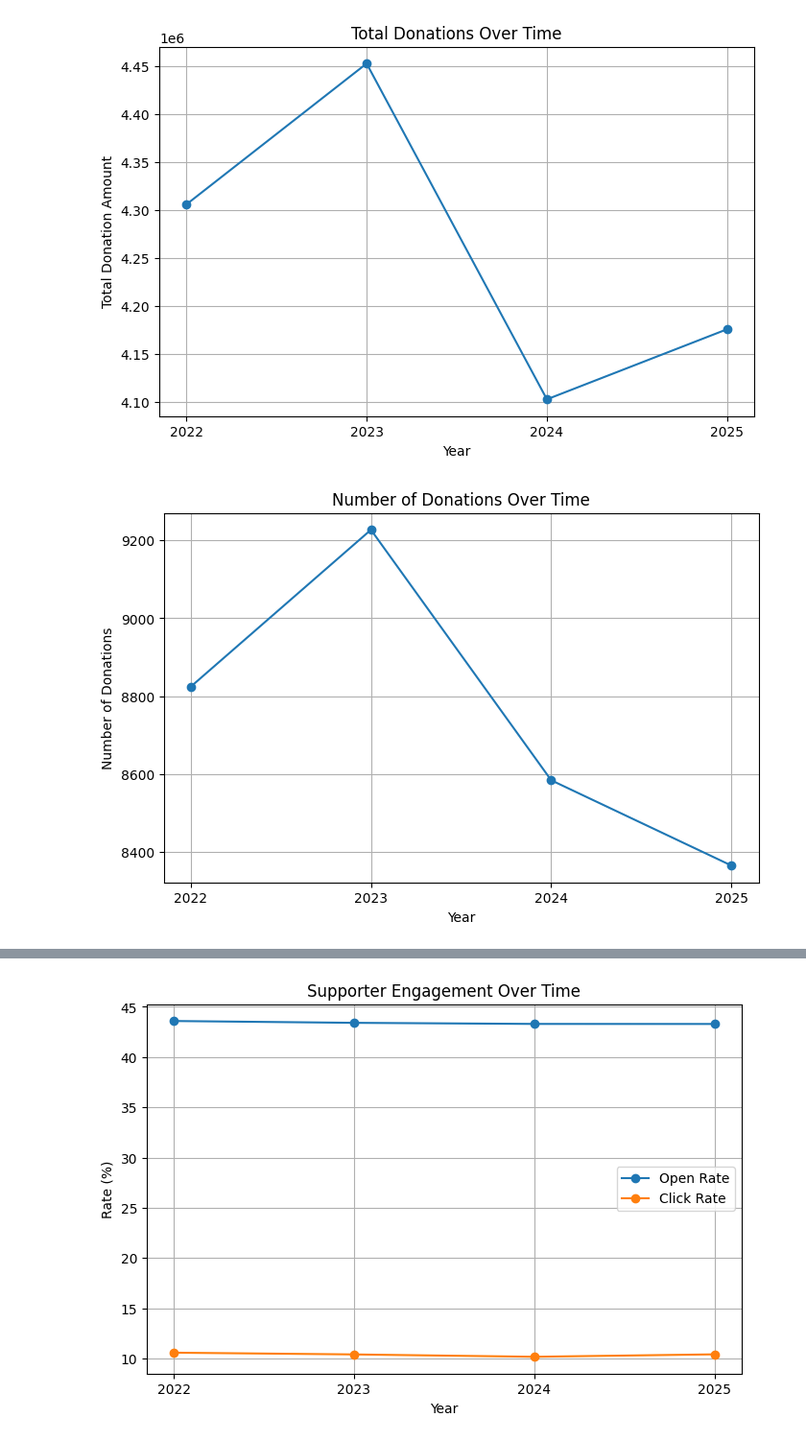
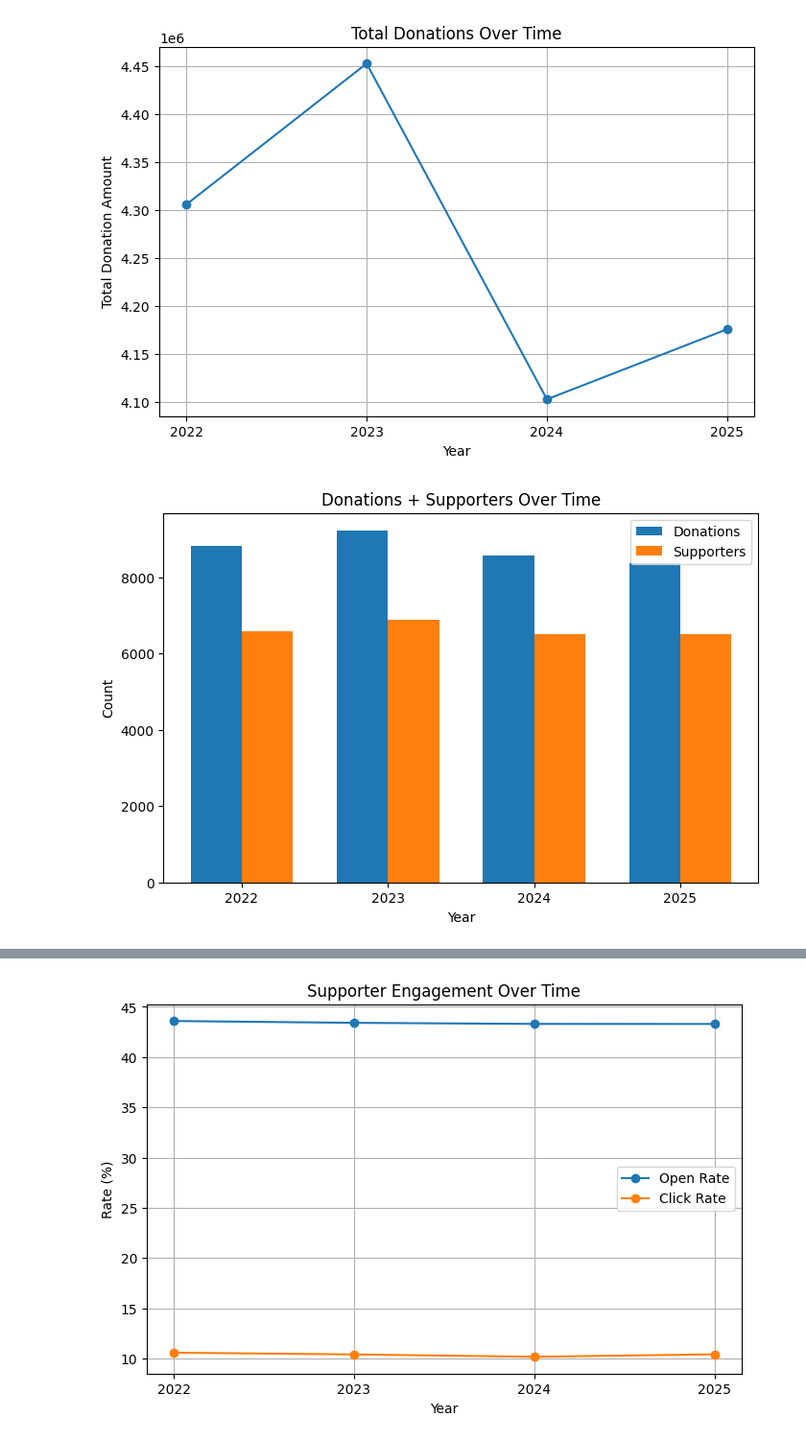
Before and after one commit to RemiRemRemRem/INF10027-Group-Project, a Jupyter notebook: assignment2.ipynb, the cells around one changed output, grey strips where cells are left out. Shown at 96% size. Drawn from its saved outputs; the diff is of its cells as text; code cells hidden in the pictures.

```diff
--- a/assignment2.ipynb
+++ b/assignment2.ipynb
@@ -266,15 +268,33 @@ plt.show()
 # %% [output]
 [figure]
 # %%
+x = np.arange(len(donation_trend))
+width = 0.35
+
 plt.figure(figsize=(8,5))
-plt.plot(donation_trend['year'], donation_trend['number_of_donations'], marker='o')
 
-plt.title("Number of Donations Over Time")
+plt.bar(
+    x - width/2,
+    donation_trend['number_of_donations'],
+    width,
+    label='Donations'
+)
+
+plt.bar(
+    x + width/2,
+    donation_trend['unique_supporters'],
+    width,
+    label='Supporters'
+)
+
+plt.xticks(x, donation_trend['year'])
+
+plt.title("Donations + Supporters Over Time")
 plt.xlabel("Year")
-plt.ylabel("Number of Donations")
-plt.grid(True)
-plt.xticks(donation_trend['year'])
+plt.ylabel("Count")
+
+plt.legend()
 
 plt.show()
 # %% [output]
-[figure, old version]
+[figure, new version]
```
Also changed, not shown: parts of 7 cells of this notebook.
